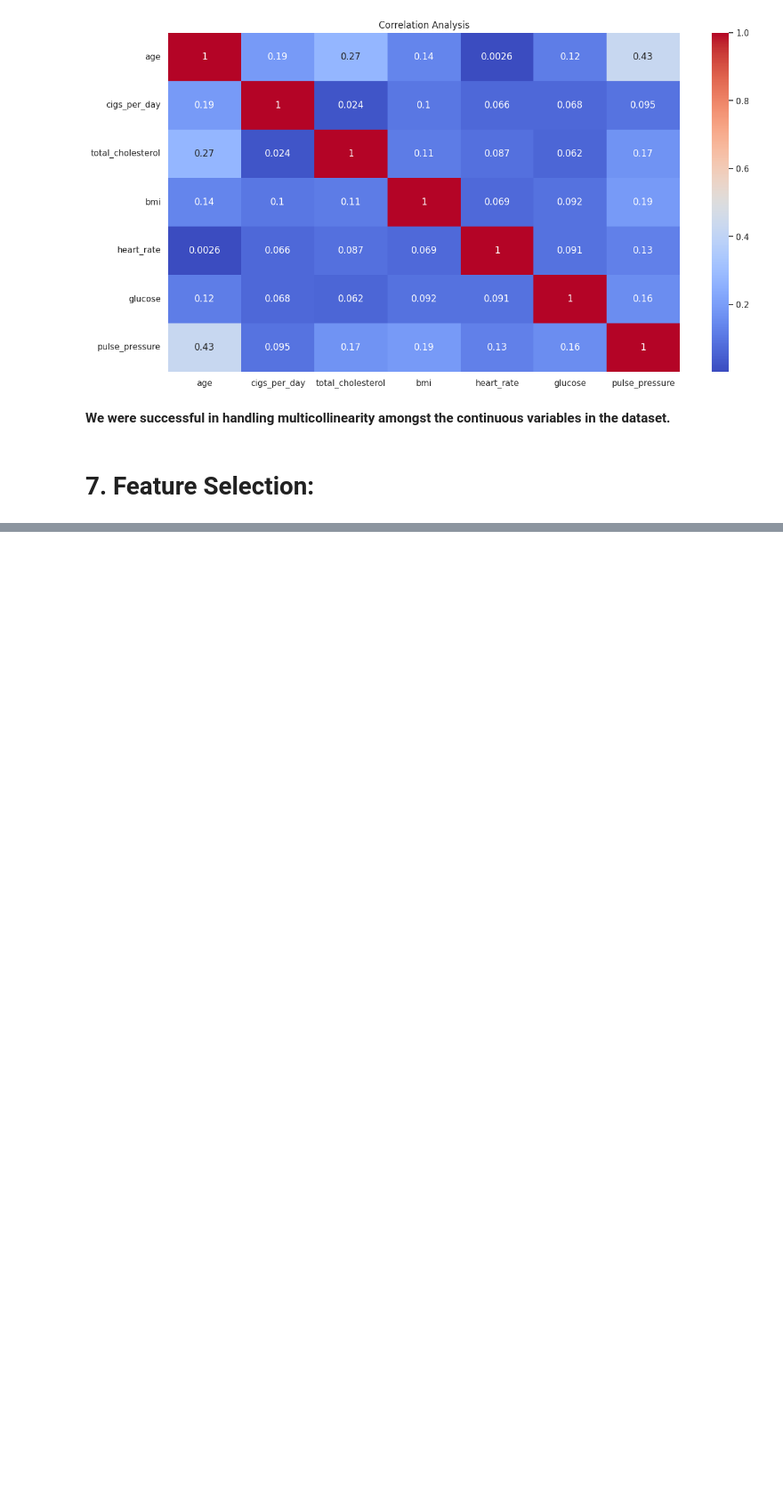
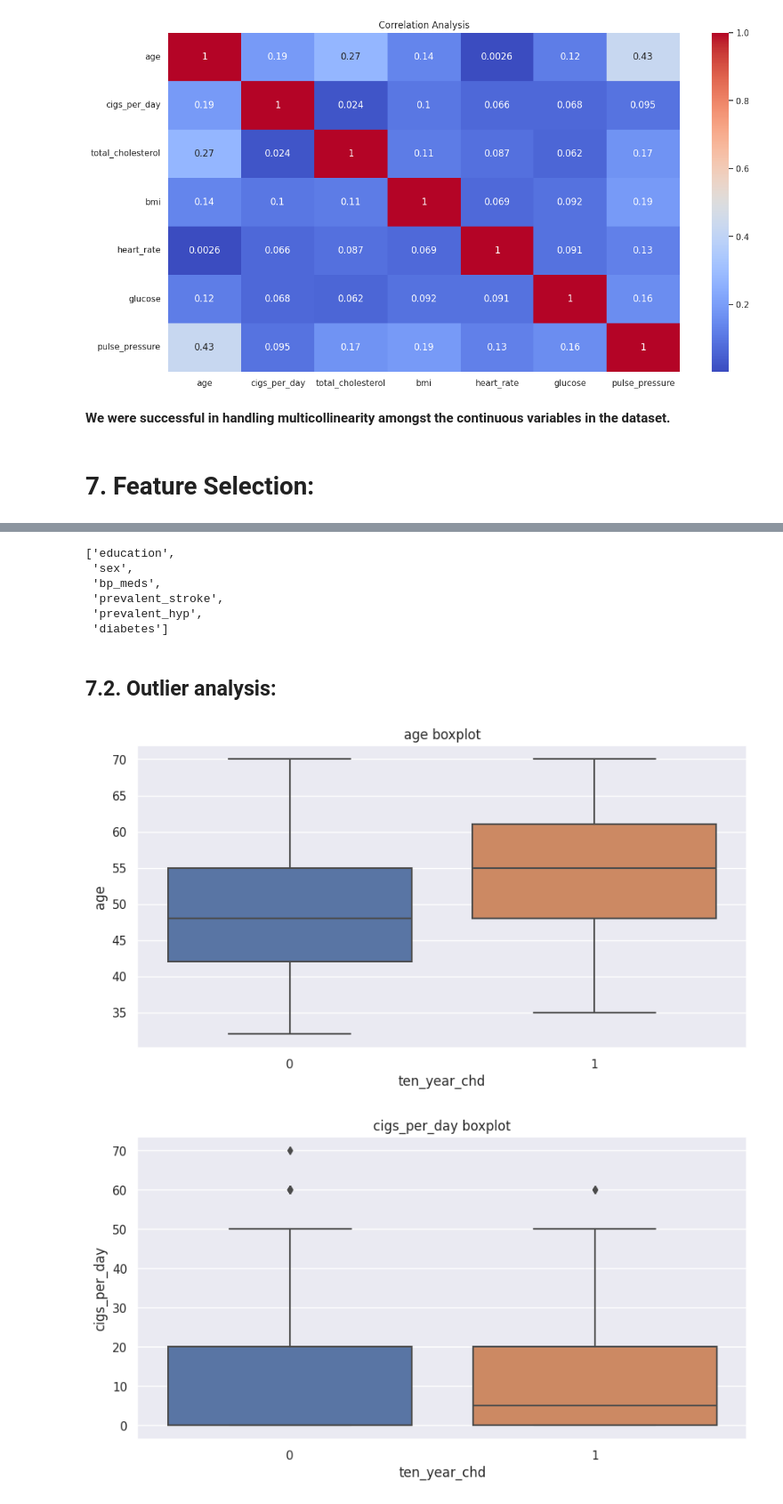
Before and after one commit to hamant-jagwan/Cardiovascular_Risk_Prediction--ML--Classification, a Jupyter notebook: Cardiovascular_Risk_Prediction.ipynb, the cells around one changed output, grey strips where cells are left out. Shown at 89% size. Drawn from its saved outputs; the diff is of its cells as text; code cells hidden in the pictures; blank space fills up the shorter version.

```diff
--- a/Cardiovascular_Risk_Prediction.ipynb
+++ b/Cardiovascular_Risk_Prediction.ipynb
@@ -773,0 +819,25 @@ sns.heatmap(abs(correlation), annot=True, cmap='coolwarm')
+# %%
+# dropping is_smoking
+cardio_df.drop('is_smoking',axis=1,inplace=True)
+# %%
+# dropping is smoking
+categorical_var.remove('is_smoking')
+categorical_var
+# %% [output]
+['education',
+ 'sex',
+ 'bp_meds',
+ 'prevalent_stroke',
+ 'prevalent_hyp',
+ 'diabetes']
+# %% [markdown]
+## **7.2. Outlier analysis:**
+# %%
+for col in continuous_var:
+  plt.figure(figsize=(10,5))
+  sns.boxplot(y = col,x = dependent_var[0],data=cardio_df)
+  plt.title(col+' boxplot')
+  plt.show()
+# %% [output]
+[figure, added]
+[figure, added]
```
Also changed, not shown: parts of 22 cells of this notebook.
